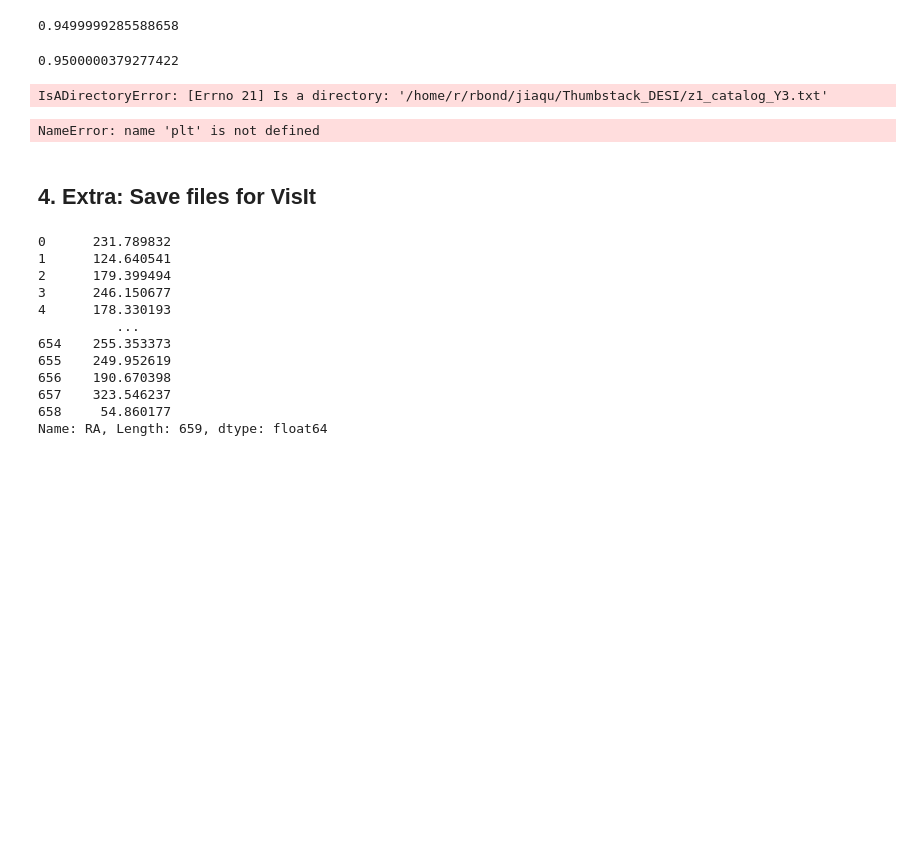
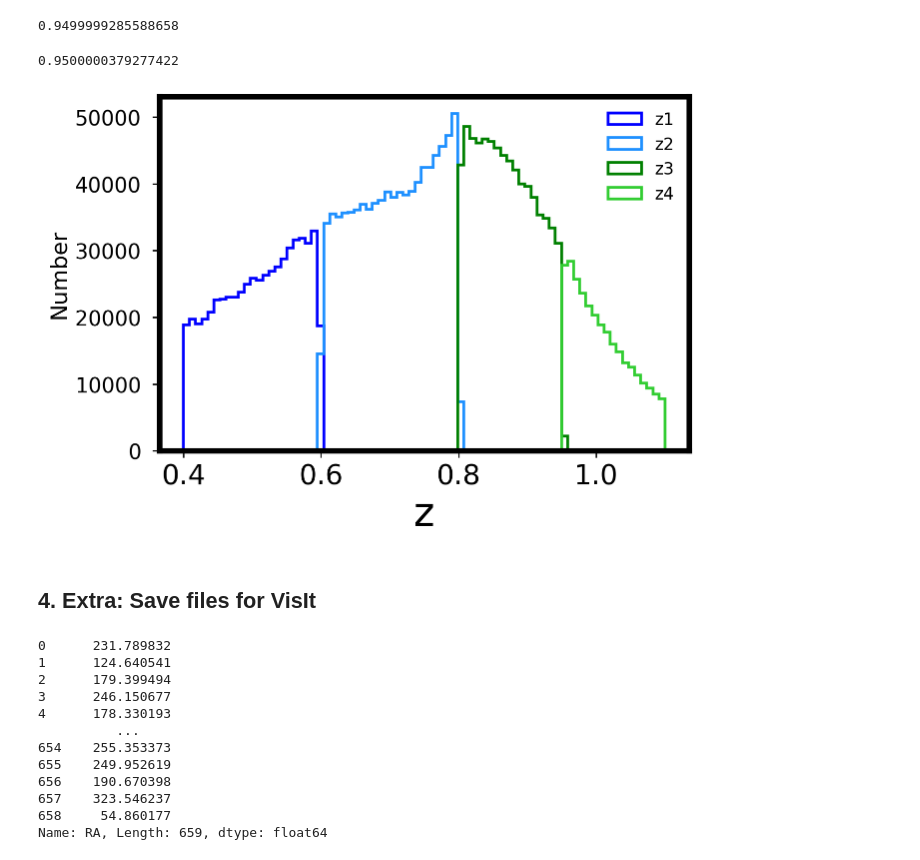
Before and after one commit to qujia7/ThumbStack, a Jupyter notebook: LRG_Y3.ipynb, the cells around one changed output. Cells and saved outputs as stored; diff of their text form; code cells hidden in the pictures; blank space fills up the shorter version.

```diff
--- a/LRG_Y3.ipynb
+++ b/LRG_Y3.ipynb
@@ -763,33 +713,29 @@ df4['Z'].min()
 0.9500000379277422
 # %%
 bins = np.linspace(0.4, 1.1, 80)  # e.g. 35 bins
-# %%
-np.loadtxt("/home/r/rbond/jiaqu/Thumbstack_DESI/z1_catalog_Y3.txt")
-# %% [output]
-IsADirectoryError: [Errno 21] Is a directory: '/home/r/rbond/jiaqu/Thumbstack_DESI/z1_catalog_Y3.txt'
 # %%
 np.savetxt('/home/r/rbond/jiaqu/sims/DESI/catalogue/z1_catalog_Y3.txt', np.array(df1[["RA", "DEC", "Z", "VEL_LOS"]]))
 # %%
-plt.figure(figsize=(8,5))
-
+plt.figure(figsize=(7,5))
 # Plot each subset with a step histogram
 plt.hist(df1['Z'], bins=bins, histtype='step', color='blue',
          linewidth=2, label='z1')
 plt.hist(df2['Z'], bins=bins, histtype='step', color='dodgerblue',
          linewidth=2, label='z2')
 plt.hist(df3['Z'], bins=bins, histtype='step', color='green',
          linewidth=2, label='z3')
 plt.hist(df4['Z'], bins=bins, histtype='step', color='limegreen',
          linewidth=2, label='z4')
-
 # Label axes, add legend, etc.
 plt.xlabel('z')
-plt.ylabel('Number')
-plt.legend(fontsize=10)
+plt.ylabel('Number',fontsize=16)
+plt.legend(fontsize=12)
+plt.tick_params(axis='y', labelsize=15)  # Reduce y-axis tick label size
 plt.tight_layout()
+plt.savefig("figures/zdist.pdf", bbox_inches = "tight")
 plt.show()
 # %% [output]
-NameError: name 'plt' is not defined
+[figure, added]
 # %% [markdown]
 ## 4. Extra: Save files for VisIt
 # %%
```
Also changed, not shown: parts of 6 cells of this notebook, 6 other files.
